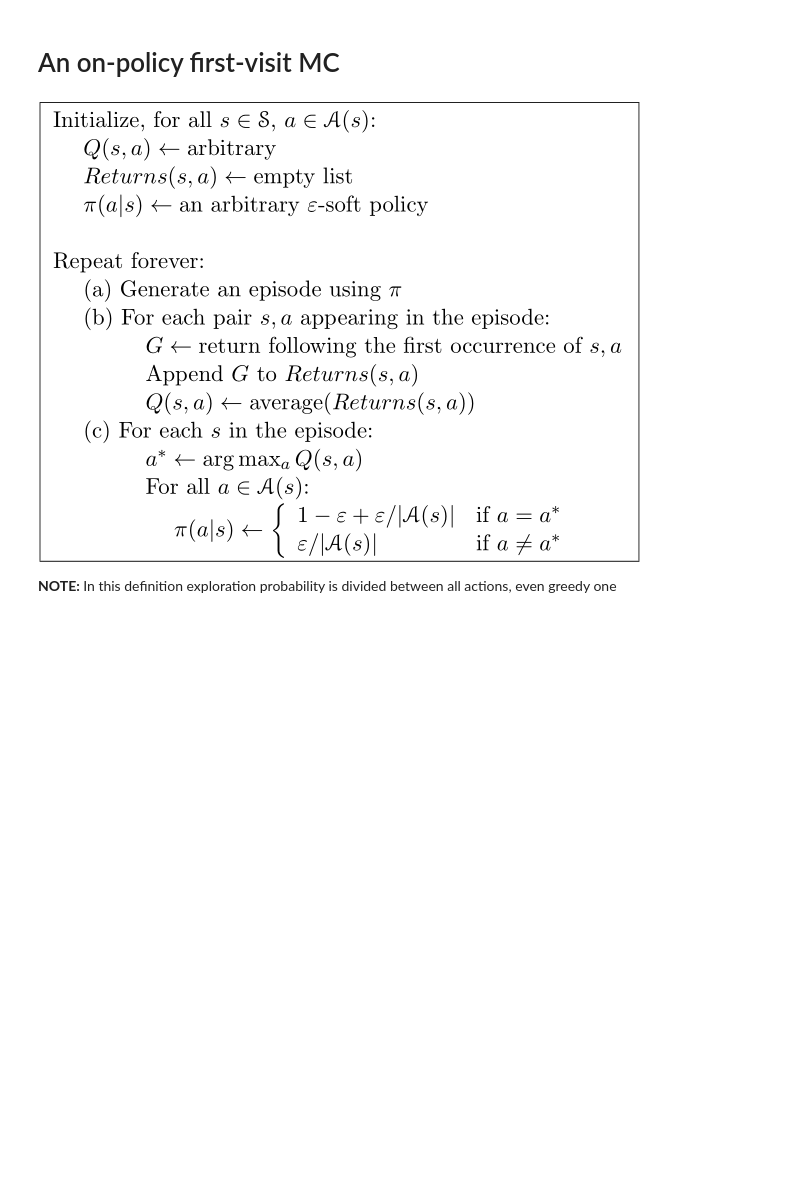
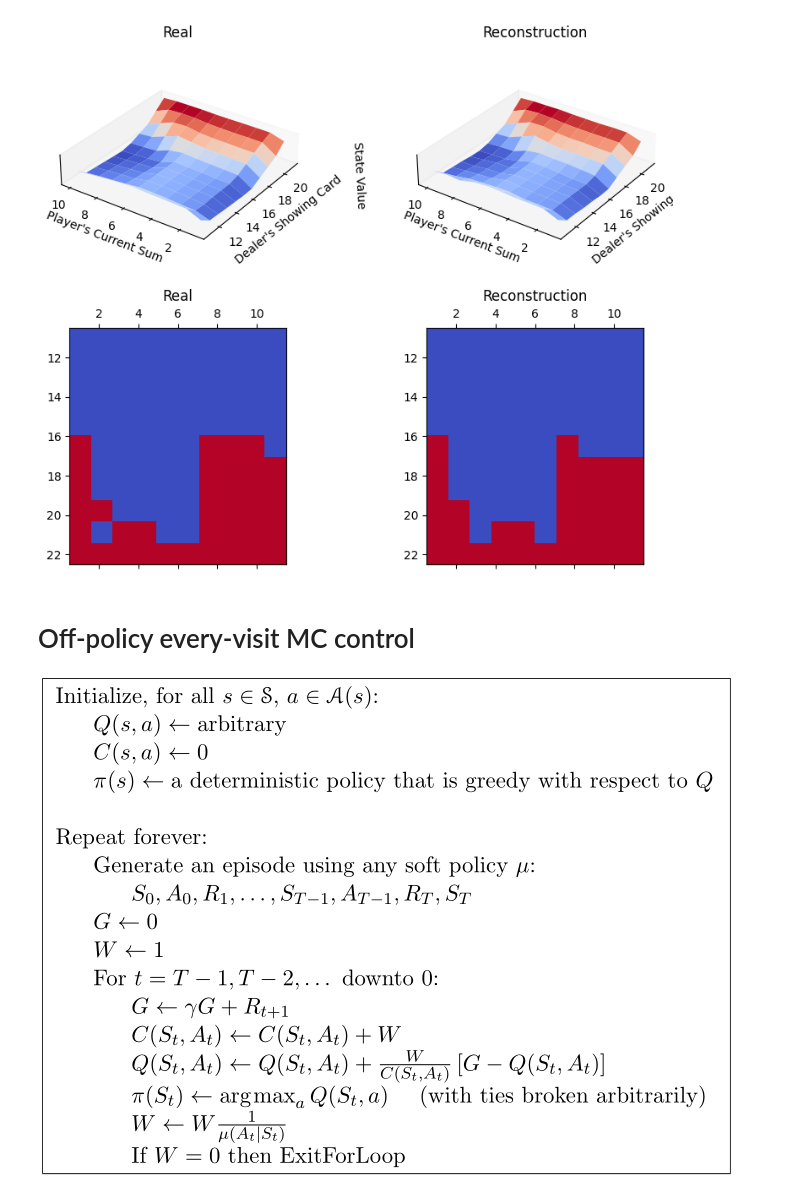
Before and after one commit to ajegorovs/aj_python_tool_lib, a Jupyter notebook: data_processing/neural_networks/RL_Reinforced_Learning/Monte_Carlo_01.ipynb, the cells around one changed output. Drawn from its saved outputs; the diff is of its cells as text; code cells hidden in the pictures; blank space fills up the shorter version.

Commit message:
Fixed stuff for MC RL. Added comparison case for importance sampling state value reconstruction.

```diff
--- a/data_processing/neural_networks/RL_Reinforced_Learning/Monte_Carlo_01.ipynb
+++ b/data_processing/neural_networks/RL_Reinforced_Learning/Monte_Carlo_01.ipynb
@@ -147,0 +238,4 @@ ab.mean() == 1/(len(a)+len(b)) * (len(a)*a.mean() + len(b)*b.mean()), ab.mean()
+# %%
+BJv2 = init_env('Blackjack-v1', sab=True)
+BJv2.get_policy_soft()
+BJv2.get_Qsa(random = False, val = 0);
@@ -148,5 +268,45 @@ ab.mean() == 1/(len(a)+len(b)) * (len(a)*a.mean() + len(b)*b.mean()), ab.mean()
+# %%
+BJoff = init_env('Blackjack-v1', sab=True)
+BJoff.get_policy_soft(eps = 0.2);
+BJoff.get_Qsa()
+BJoff.Csa = defaultdict(float)
+# %%
+def off_policy_every_visit_MC(env: init_env, policy_target, N = 1, gamma = 1):
+    for _ in tqdm(range(N)):
+
+        state   = env.reset()
+        state_reward_trajectory = []
+        (W,G)   = (1,0)
+
+        while True:
+            action                  = env.sample_action_policy(state)
+            state_action            = state + (action,)
+            state,  reward, done    = env.step(action)
+            state_reward_trajectory.append((state_action, reward))
+            if done: break
+
+        for state_action, reward in reversed(state_reward_trajectory):
+            G = gamma*G + reward
+            env.Csa[state_action] += W
+            env.Qsa[state_action] += W/env.Csa[state_action]*(G-env.Qsa[state_action])
+            W *= policy_target[state_action]/env.policy[state_action]
+
+            if W < 0.0001:
+                #print('break')
+                break
+    return
+# %%
+off_policy_every_visit_MC(BJoff,BJ.policy, 1_000_000);
+val_OG  = BJv2.Qsa.max(axis = -1)
+val_REC = BJoff.Qsa.max(axis = -1)
+pol_OG  = np.argmax(BJv2.Qsa, axis=-1)
+pol_REC = np.argmax(BJoff.Qsa, axis=-1)
+lb1 = ['Real','Reconstruction']
+lb2 = ['Real','Reconstruction']
+plot(val_OG[:,:,0], val_REC[:,:,0], pol_OG[:,:,0], pol_REC[:,:,0], extent= [min_hand,max_hand,min_deal,max_deal],lables1=lb1, lables2=lb2)
+# %% [output]
+[figure, added]
 # %% [markdown]
-# An on-policy first-visit MC
-![image.png](attachment:image.png-old)
+# Off-policy every-visit MC control
 
-<b>NOTE: </b>In this definition exploration probability is divided between all actions, even greedy one
+![image.png](attachment:image.png-new)
```
Also changed, not shown: parts of 27 cells of this notebook.
